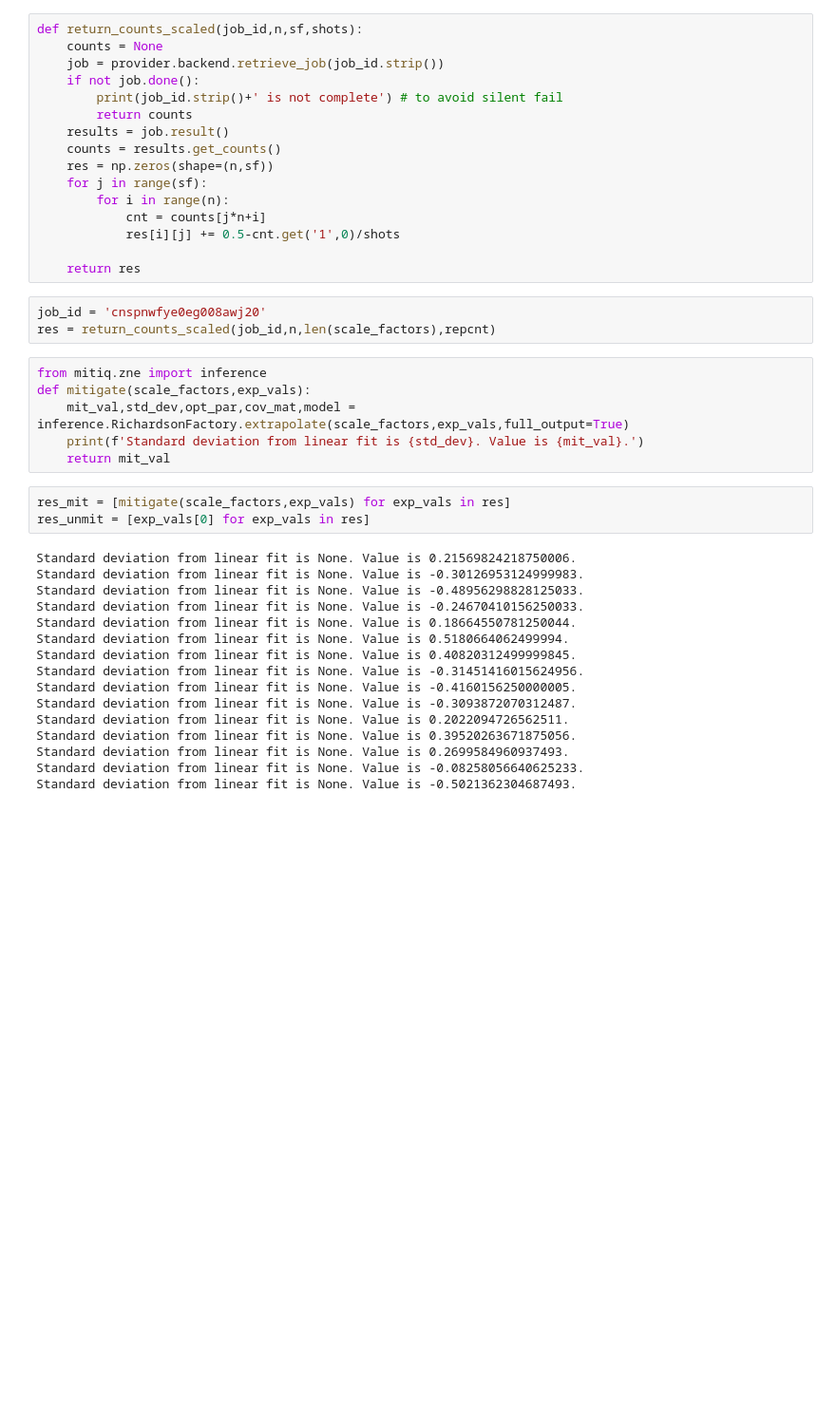
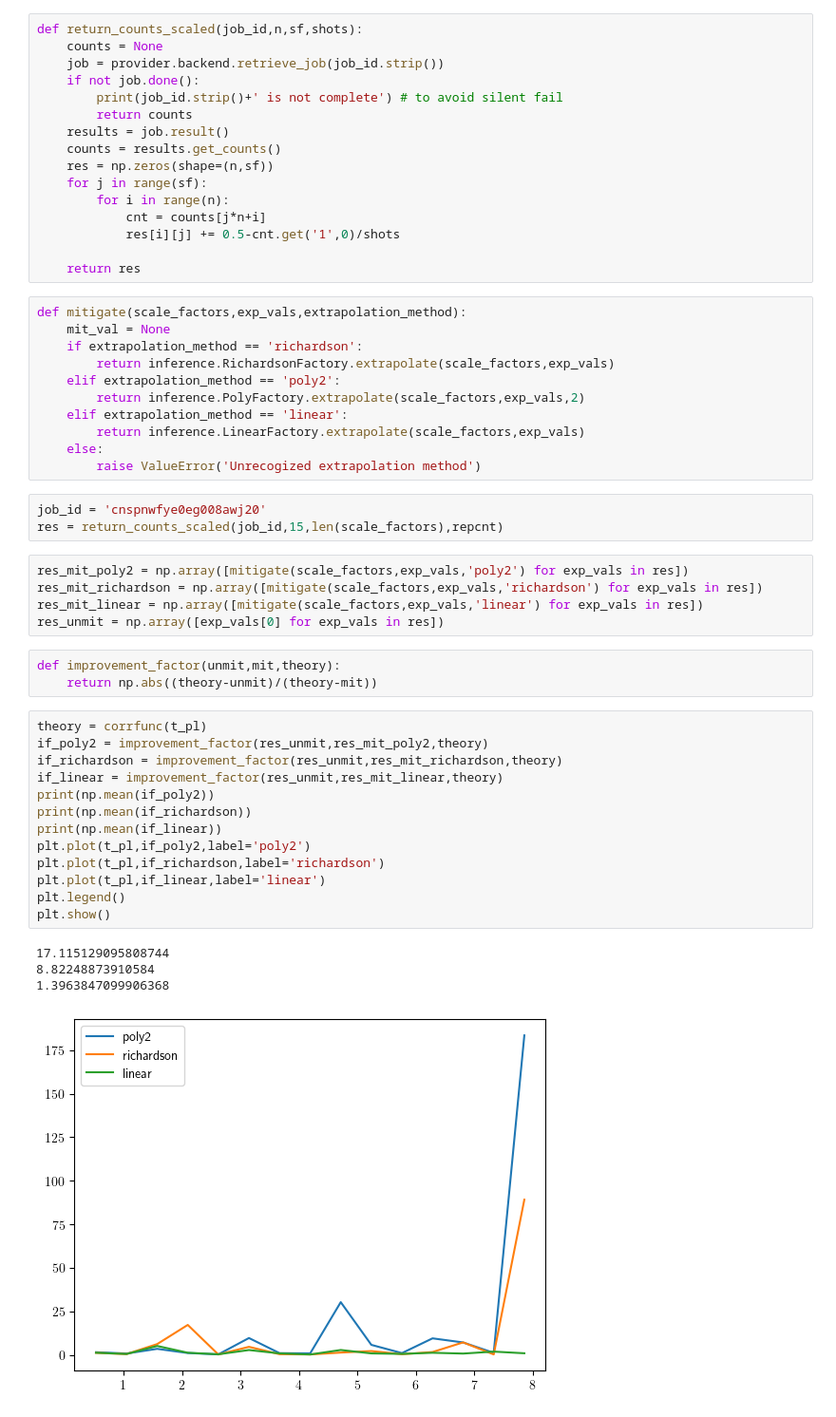
Before and after one commit to JessicaJohnBritto/QOSF_Cohort6, a Jupyter notebook: Results_from_paper/ZNE study/collisional.ipynb, the cells around one changed output. Shown at 95% size. Drawn from its saved outputs; the diff is of its cells as text; blank space fills up the shorter version.

```diff
--- a/Results_from_paper/ZNE study/collisional.ipynb
+++ b/Results_from_paper/ZNE study/collisional.ipynb
@@ -169,33 +236,45 @@ def return_counts_scaled(job_id,n,sf,shots):
             res[i][j] += 0.5-cnt.get('1',0)/shots
 
     return res
-# %%
-job_id = 'cnspnwfye0eg008awj20'
-res = return_counts_scaled(job_id,n,len(scale_factors),repcnt)
 # %%
-from mitiq.zne import inference
-def mitigate(scale_factors,exp_vals):
-    mit_val,std_dev,opt_par,cov_mat,model = inference.RichardsonFactory.extrapolate(scale_factors,exp_vals,full_output=True)
-    print(f'Standard deviation from linear fit is {std_dev}. Value is {mit_val}.')
-    return mit_val
+def mitigate(scale_factors,exp_vals,extrapolation_method):
+    mit_val = None
+    if extrapolation_method == 'richardson':
+        return inference.RichardsonFactory.extrapolate(scale_factors,exp_vals)
+    elif extrapolation_method == 'poly2':
+        return inference.PolyFactory.extrapolate(scale_factors,exp_vals,2)
+    elif extrapolation_method == 'linear':
+        return inference.LinearFactory.extrapolate(scale_factors,exp_vals)
+    else:
+        raise ValueError('Unrecogized extrapolation method')
+# %%
+job_id = 'cnspnwfye0eg008awj20'
+res = return_counts_scaled(job_id,15,len(scale_factors),repcnt)
 # %%
-res_mit = [mitigate(scale_factors,exp_vals) for exp_vals in res]
-res_unmit = [exp_vals[0] for exp_vals in res]
+res_mit_poly2 = np.array([mitigate(scale_factors,exp_vals,'poly2') for exp_vals in res])
+res_mit_richardson = np.array([mitigate(scale_factors,exp_vals,'richardson') for exp_vals in res])
+res_mit_linear = np.array([mitigate(scale_factors,exp_vals,'linear') for exp_vals in res])
+res_unmit = np.array([exp_vals[0] for exp_vals in res])
-# %% [output]
-Standard deviation from linear fit is None. Value is 0.21569824218750006.
-Standard deviation from linear fit is None. Value is -0.30126953124999983.
-Standard deviation from linear fit is None. Value is -0.48956298828125033.
-Standard deviation from linear fit is None. Value is -0.24670410156250033.
-Standard deviation from linear fit is None. Value is 0.18664550781250044.
-Standard deviation from linear fit is None. Value is 0.5180664062499994.
-Standard deviation from linear fit is None. Value is 0.40820312499999845.
-Standard deviation from linear fit is None. Value is -0.31451416015624956.
-Standard deviation from linear fit is None. Value is -0.4160156250000005.
-Standard deviation from linear fit is None. Value is -0.3093872070312487.
-Standard deviation from linear fit is None. Value is 0.2022094726562511.
-Standard deviation from linear fit is None. Value is 0.39520263671875056.
-Standard deviation from linear fit is None. Value is 0.2699584960937493.
-Standard deviation from linear fit is None. Value is -0.08258056640625233.
-Standard deviation from linear fit is None. Value is -0.5021362304687493.
+# %%
+def improvement_factor(unmit,mit,theory):
+    return np.abs((theory-unmit)/(theory-mit))
+# %%
+theory = corrfunc(t_pl)
+if_poly2 = improvement_factor(res_unmit,res_mit_poly2,theory)
+if_richardson = improvement_factor(res_unmit,res_mit_richardson,theory)
+if_linear = improvement_factor(res_unmit,res_mit_linear,theory)
+print(np.mean(if_poly2))
+print(np.mean(if_richardson))
+print(np.mean(if_linear))
+plt.plot(t_pl,if_poly2,label='poly2')
+plt.plot(t_pl,if_richardson,label='richardson')
+plt.plot(t_pl,if_linear,label='linear')
+plt.legend()
+plt.show()
+# %% [output]
+17.115129095808744
+8.82248873910584
+1.3963847099906368
+[figure, added]
 # %%
 plt.rcParams['text.usetex'] = True
```
Also changed, not shown: parts of 19 cells of this notebook, 19 other files.
